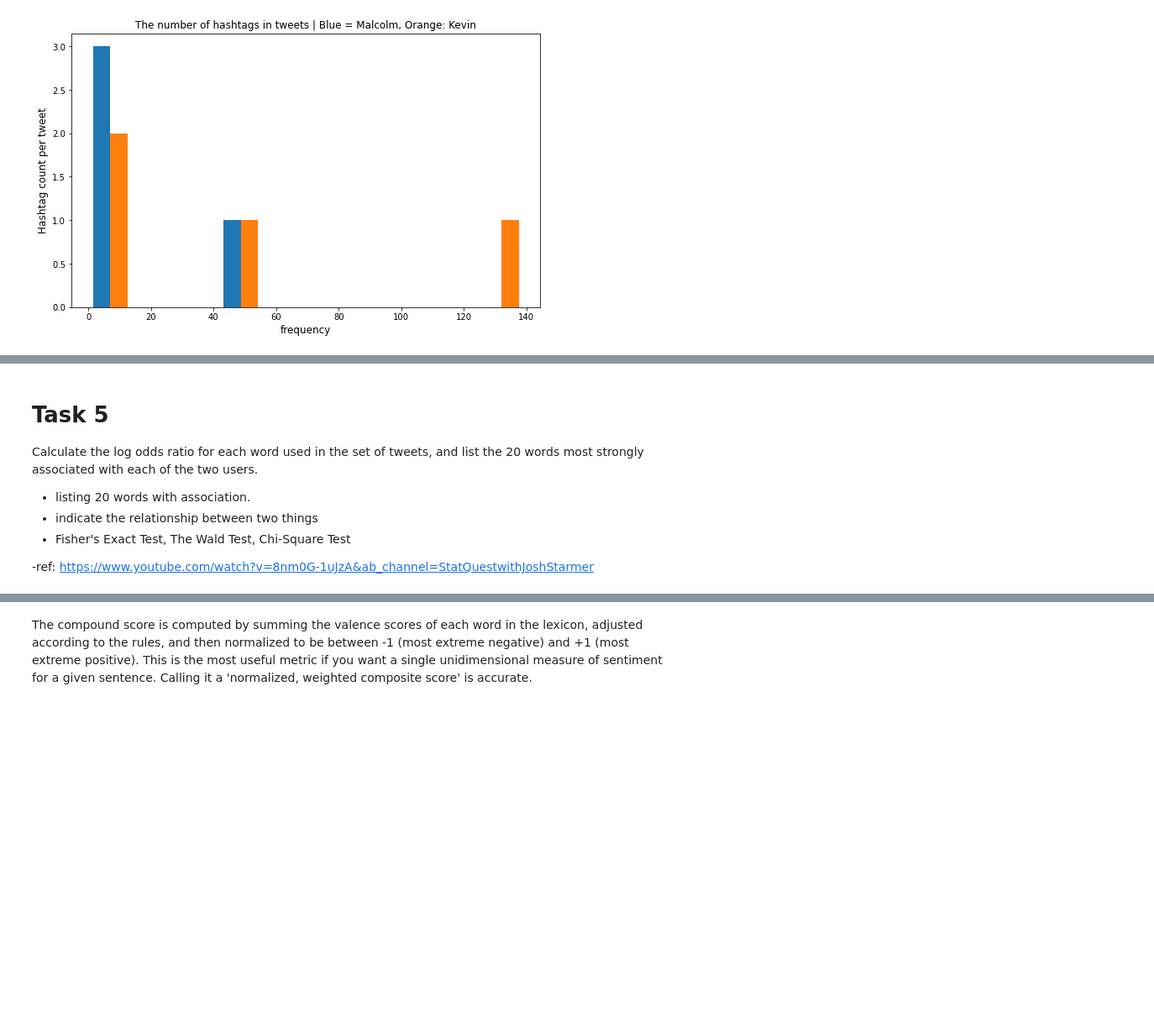
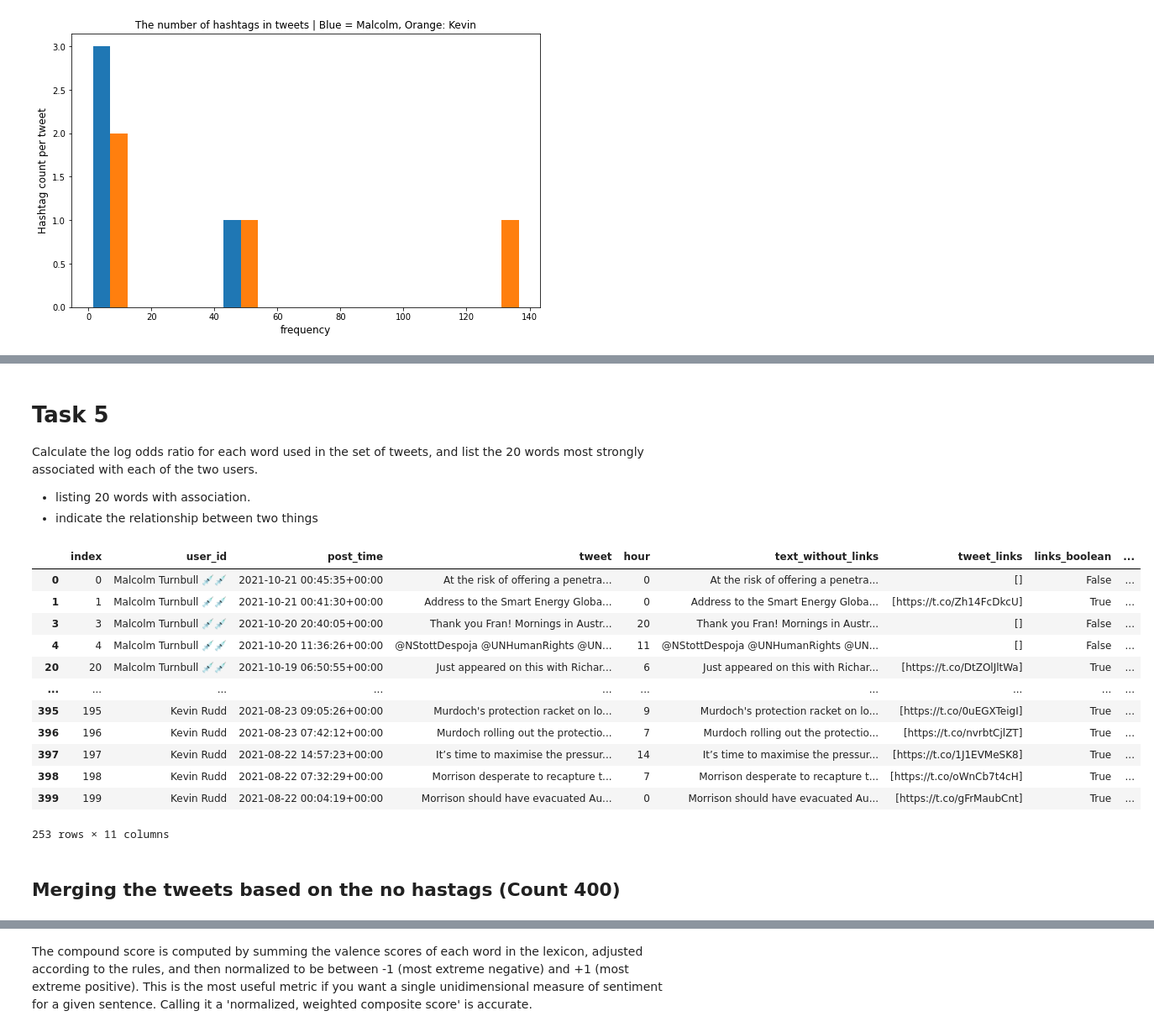
Before and after one commit to sanjay-kv/Twitter-Tweet-Analysis, a Jupyter notebook: Assessed-Task-2.ipynb, the cells around one changed output, grey strips where cells are left out. Shown at 84% size. Drawn from its saved outputs; the diff is of its cells as text; code cells hidden in the pictures; blank space fills up the shorter version.

```diff
--- a/Assessed-Task-2.ipynb
+++ b/Assessed-Task-2.ipynb
@@ -552,6 +565,25 @@ Text(0, 0.5, 'Hashtag count per tweet')
 Calculate the log odds ratio for each word used in the set of tweets, and list the 20 words most strongly associated with each of the two users.
 - listing 20 words with association.
 - indicate the relationship between two things
-- Fisher's Exact Test, The Wald Test, Chi-Square Test
-
--ref: https://www.youtube.com/watch?v=8nm0G-1uJzA&ab_channel=StatQuestwithJoshStarmer
+# %%
+hashtag = re.compile("#(\w+)") #adding tweets without hastags to the data frame
+df['hashtags'] = df['tweet'].apply(lambda x: re.findall(r"#(\w+)", x))
+df['hashtags_used'] = df['tweet'].apply(lambda x: re.findall(r"#(\w+)", x)).apply((lambda x: len(x)))
+df['no_hashtags_tweets'] = df['text_without_links'].apply(lambda x: hashtag.sub(r'', x))
+df
+# %% [output]
+|  | index | user_id | post_time | tweet | hour | text_without_links | tweet_links | links_boolean | ... |
+| 0 | 0 | Malcolm Turnbull 💉💉 | 2021-10-21 00:45:35+00:00 | At the risk of offering a penetra... | 0 | At the risk of offering a penetra... | [] | False | ... |
+| 1 | 1 | Malcolm Turnbull 💉💉 | 2021-10-21 00:41:30+00:00 | Address to the Smart Energy Globa... | 0 | Address to the Smart Energy Globa... | [https://t.co/Zh14FcDkcU] | True | ... |
+| 3 | 3 | Malcolm Turnbull 💉💉 | 2021-10-20 20:40:05+00:00 | Thank you Fran! Mornings in Austr... | 20 | Thank you Fran! Mornings in Austr... | [] | False | ... |
+| 4 | 4 | Malcolm Turnbull 💉💉 | 2021-10-20 11:36:26+00:00 | @NStottDespoja @UNHumanRights @UN... | 11 | @NStottDespoja @UNHumanRights @UN... | [] | False | ... |
+| 20 | 20 | Malcolm Turnbull 💉💉 | 2021-10-19 06:50:55+00:00 | Just appeared on this with Richar... | 6 | Just appeared on this with Richar... | [https://t.co/DtZOlJltWa] | True | ... |
+| ... | ... | ... | ... | ... | ... | ... | ... | ... | ... |
+| 395 | 195 | Kevin Rudd | 2021-08-23 09:05:26+00:00 | Murdoch's protection racket on lo... | 9 | Murdoch's protection racket on lo... | [https://t.co/0uEGXTeigI] | True | ... |
+| 396 | 196 | Kevin Rudd | 2021-08-23 07:42:12+00:00 | Murdoch rolling out the protectio... | 7 | Murdoch rolling out the protectio... | [https://t.co/nvrbtCjlZT] | True | ... |
+| 397 | 197 | Kevin Rudd | 2021-08-22 14:57:23+00:00 | It’s time to maximise the pressur... | 14 | It’s time to maximise the pressur... | [https://t.co/1J1EVMeSK8] | True | ... |
+| 398 | 198 | Kevin Rudd | 2021-08-22 07:32:29+00:00 | Morrison desperate to recapture t... | 7 | Morrison desperate to recapture t... | [https://t.co/oWnCb7t4cH] | True | ... |
+| 399 | 199 | Kevin Rudd | 2021-08-22 00:04:19+00:00 | Morrison should have evacuated Au... | 0 | Morrison should have evacuated Au... | [https://t.co/gFrMaubCnt] | True | ... |
+253 rows × 11 columns
+# %% [markdown]
+## Merging the tweets based on the no hastags (Count 400)
```
Also changed, not shown: parts of 49 cells of this notebook, 3 other files.
